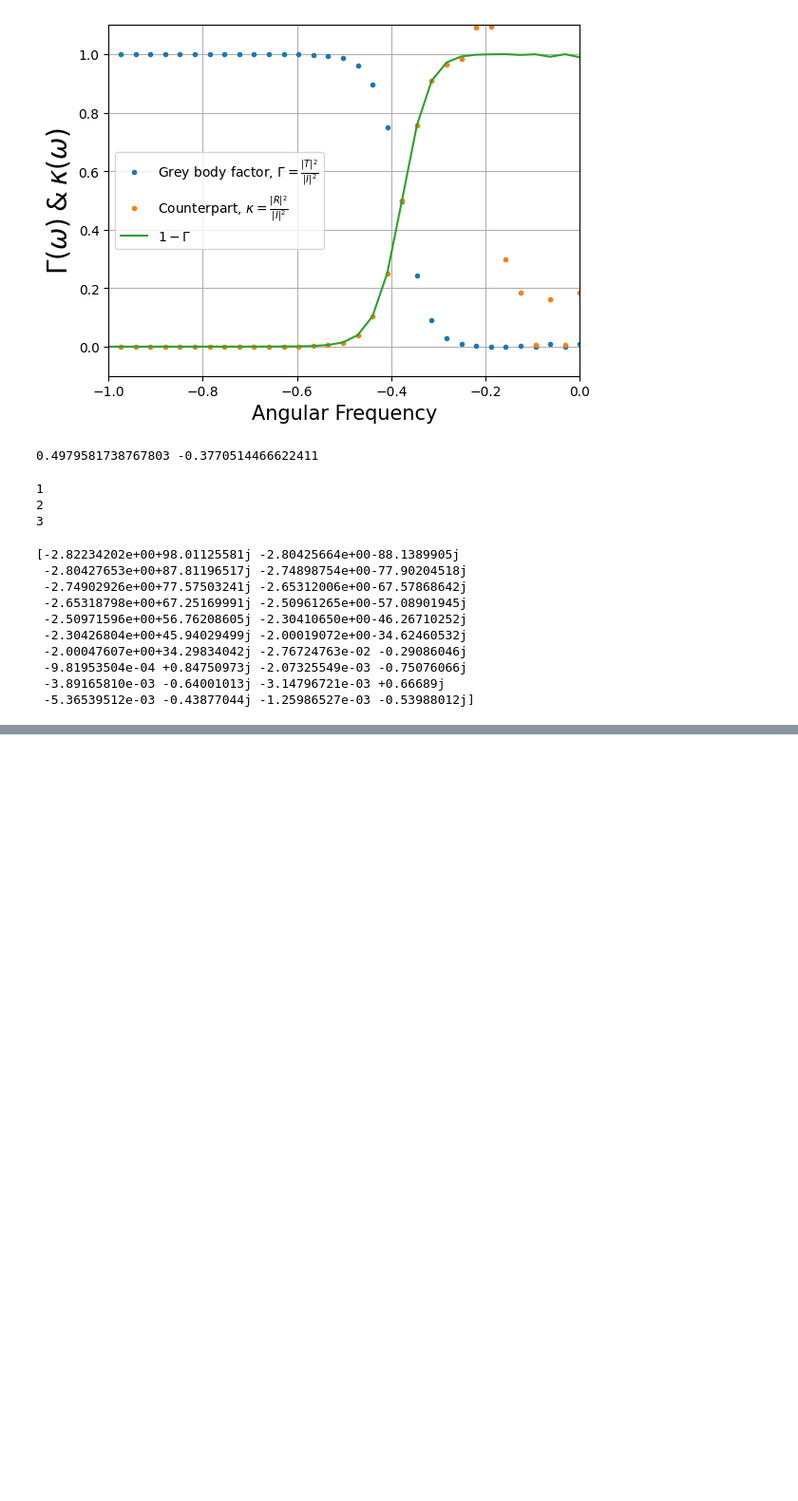
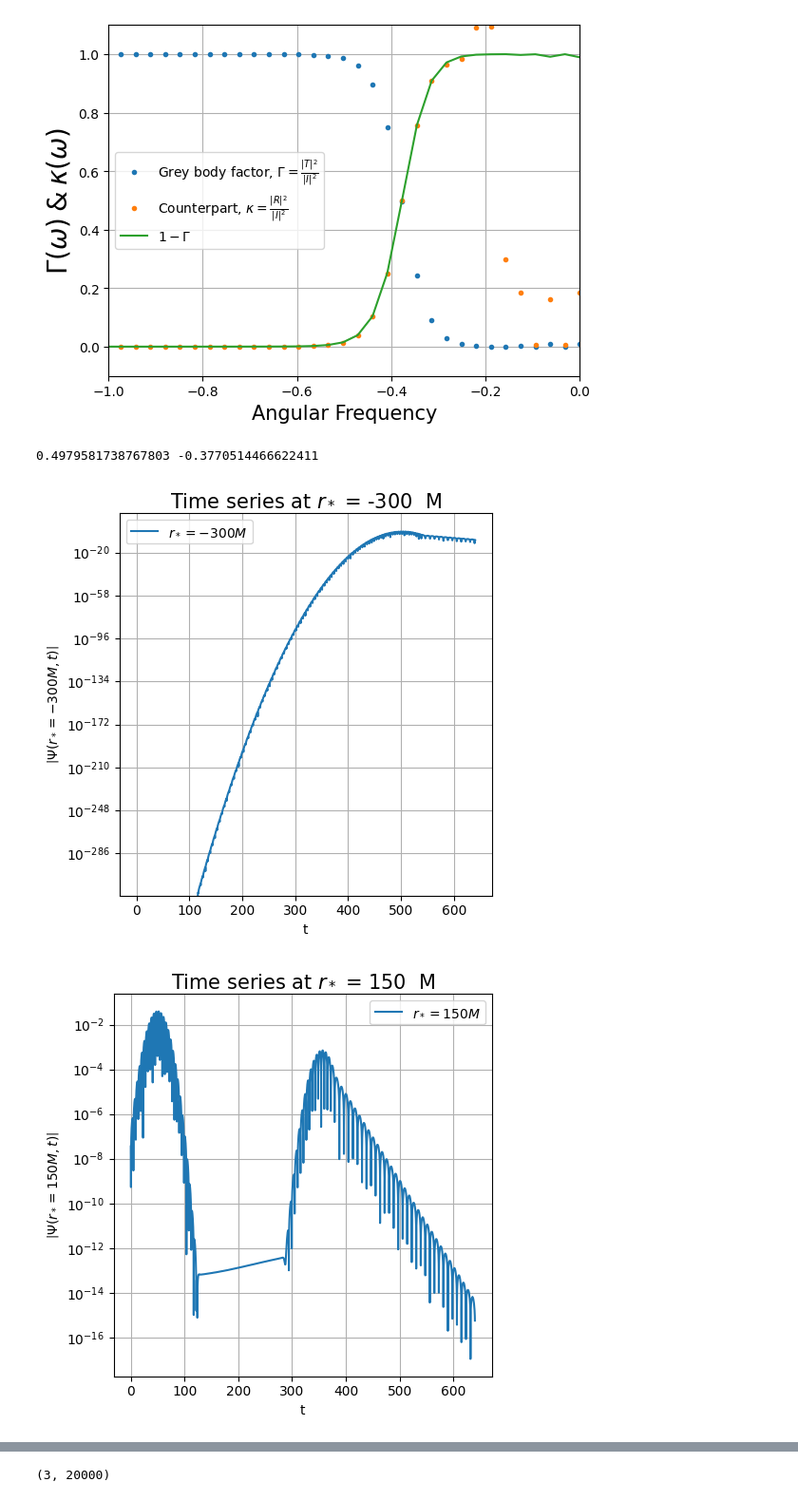
Before and after one commit to dakeerie/MSci-Project, a Jupyter notebook: Results.ipynb, the cells around one changed output, grey strips where cells are left out. Shown at 95% size. Drawn from its saved outputs; the diff is of its cells as text; code cells hidden in the pictures; blank space fills up the shorter version.

```diff
--- a/Results.ipynb
+++ b/Results.ipynb
@@ -156,15 +162,2 @@ print(Gamma[index], omega[index])
 # %% [output]
 0.4979581738767803 -0.3770514466622411
-# %%
-m = 3
-test = np.zeros(m + 1)
-
-for i in range(4):
-    test[i] += i
-
-for i in range(1, m + 1):
-    print(i)
-# %% [output]
-1
-2
-3
@@ -191,15 +164,16 @@ def prony(t: np.array, signal: np.array, m: int):
-# %%
-Prony_test = time_series[2]
-qnms = prony(times, Prony_test, 20)
-print(qnms)
-# %% [output]
-[-2.82234202e+00+98.01125581j -2.80425664e+00-88.1389905j
- -2.80427653e+00+87.81196517j -2.74898754e+00-77.90204518j
- -2.74902926e+00+77.57503241j -2.65312006e+00-67.57868642j
- -2.65318798e+00+67.25169991j -2.50961265e+00-57.08901945j
- -2.50971596e+00+56.76208605j -2.30410650e+00-46.26710252j
- -2.30426804e+00+45.94029499j -2.00019072e+00-34.62460532j
- -2.00047607e+00+34.29834042j -2.76724763e-02 -0.29086046j
- -9.81953504e-04 +0.84750973j -2.07325549e-03 -0.75076066j
- -3.89165810e-03 -0.64001013j -3.14796721e-03 +0.66689j
- -5.36539512e-03 -0.43877044j -1.25986527e-03 -0.53988012j]
+# %%
+for i, psi in enumerate(time_series):
+    plt.figure(figsize = (5, 5))
+    plt.plot(times, np.abs(psi.real), label = rf'$r_* = {extraction_radii[i]} M$')
+    plt.yscale('log')
+    plt.xlabel('t', fontsize = 10)
+    plt.ylabel(rf'$\left|\Psi (r_* = {extraction_radii[i]}  M, t)\right|$', fontsize = 10)
+    plt.title(rf'Time series at $r_*$ = {extraction_radii[i]}  M', fontsize = 15)
+    # plt.xlim(300, 700)
+    plt.legend()
+    plt.grid()
+    plt.tight_layout()
+    plt.show()
+# %% [output]
+[figure, added]
+[figure, added]
@@ -205,0 +181 @@ print(qnms)
+(3, 20000)
```
Also changed, not shown: parts of 7 cells of this notebook.
